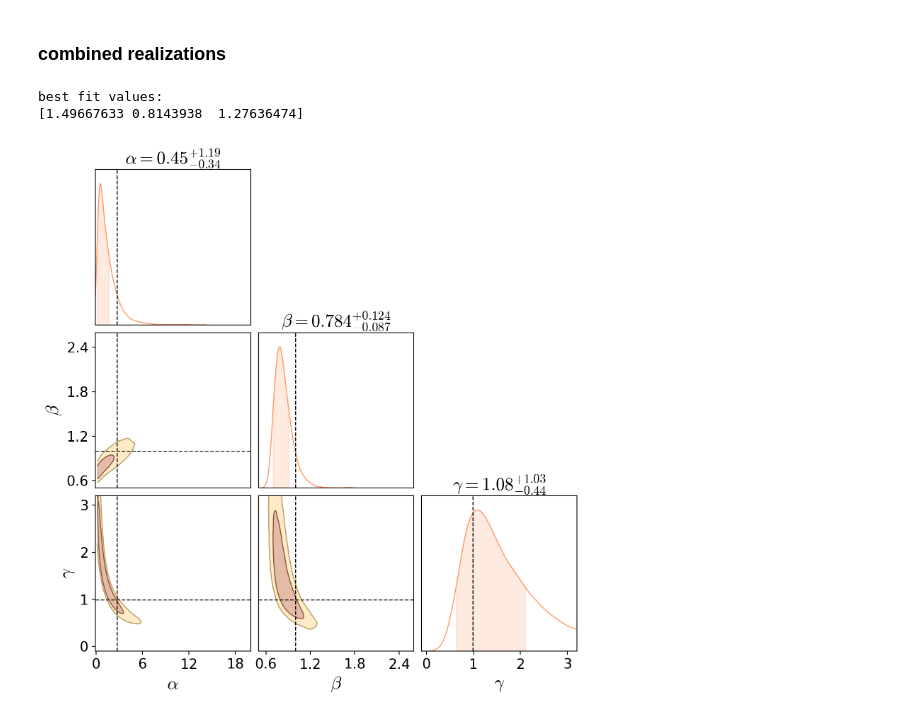
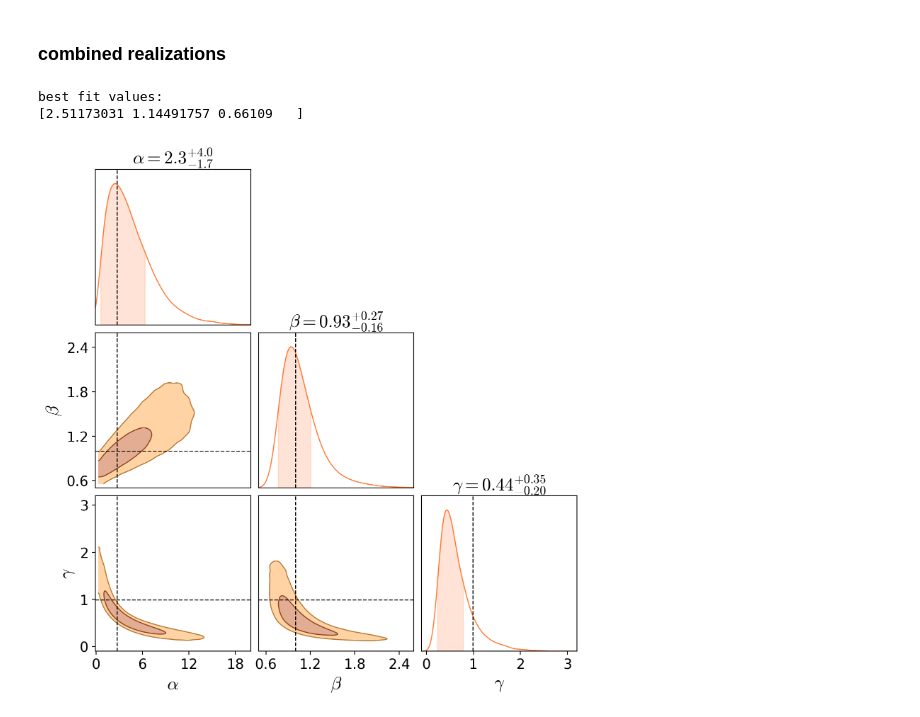
Before and after one commit to theotherlogan/nsbp-2023, a Jupyter notebook: notebooks/mcmc_parameter_evolution.ipynb, the cells around one changed output. Saved outputs shown, nothing was run; the diff lists cells and outputs as text; code cells hidden in the pictures.

Commit message:
mcmc parameter evolutions, poster visualizations, combined realizations (oh my!)

```diff
--- a/notebooks/mcmc_parameter_evolution.ipynb
+++ b/notebooks/mcmc_parameter_evolution.ipynb
@@ -26,6 +26,8 @@ plt.rc("text", usetex=True)
 plt.rcParams["font.family"] = "serif"
 plt.rcParams["mathtext.fontset"] = 'cm'
 plt.rcParams['figure.dpi'] = 100
+plt.rcParams['savefig.transparent'] = True
+plt.rcParams['figure.facecolor'] = (0.0, 0.0, 0.0, 0.0)
 
 
 #...... colors
@@ -234,11 +236,12 @@ best fit values:
 # %% [markdown]
 ### combined realizations
 # %%
-z_desired = 0
+z_desired = 3
 
 redshifts = np.linspace(0, 4.5, 50)
 z = str(redshifts[np.argmin(np.abs(redshifts - z_desired))])
 models = ['wdm_3', 'wdm_4', 'wdm_5','wdm_6','wdm_6.5', 'wdm_10']
+# models = ['wdm_3', 'wdm_5','wdm_6.5']
 
 combined_model = []
 combined_model_err = []
@@ -252,16 +255,17 @@ for model in models:
 combined_model = np.asarray(combined_model)
 combined_model_err = np.asarray(combined_model_err)
 # %%
+
+
 def log_likelihood(theta, x=0.5*(base_mpeak[1:]+base_mpeak[:-1]), y = wdm_shmf_mpeak_suppression, yerr = wdm_shmf_mpeak_suppression_err, z = 0.0):
     alpha, beta, gamma = theta
     lnlike = 0.
-    mass = np.asarray([3.,4.,5.,6.,6.5,10.])
 
     shmf_model = []
-    for mwdm in mass:
-        shmf_model.append((1.+(alpha*Mhm(mwdm)/x)**beta)**(-1.*gamma))
+    for model in models:
+        shmf_model.append((1.+(alpha*Mhm(float(model[4:]))/x)**beta)**(-1.*gamma))
+    shmf_model = np.asarray(shmf_model)
 
-    shmf_model = np.asarray(shmf_model)
     lnlike += -0.5*np.sum((y-shmf_model)**2/yerr**2 + np.log(yerr**2))
     return lnlike
 
@@ -287,18 +291,18 @@ sampler.run_mcmc(pos, 10000, progress=True);
 # %%
 flat_samples = sampler.get_chain(discard=1000, flat=True)
 print('best fit values:')
 print(flat_samples[np.argmax(sampler.get_log_prob(discard=1000, flat=True).shape)])
 
 labels = [r"$\alpha$", r"$\beta$", r"$\gamma$"]
 
 c = ChainConsumer()
 c.add_chain(flat_samples, parameters=[r"$\alpha$", r"$\beta$", r"$\gamma$"])
 
-c.configure(colors=[sim_colors['wdm_4'], sim_colors['wdm_5']], shade=[True,False], shade_alpha=0.5, bar_shade=True,spacing=1.0,
+c.configure(colors=[sim_colors['wdm_5'], sim_colors['wdm_6']], shade=[True,False], shade_alpha=0.5, bar_shade=True,spacing=1.0,
                 diagonal_tick_labels=False, tick_font_size=14, label_font_size=18, sigma2d=False,max_ticks=4,
                 summary=True,kde=False)
 fig = c.plotter.plot(figsize=(8,8), extents=[[-0.1,20],[0.5,2.6],[-0.1,3.2]], truth=[2.7,1.,0.99],display=True)
 # %% [output]
 best fit values:
-[1.49667633 0.8143938  1.27636474]
+[2.51173031 1.14491757 0.66109   ]
-[figure, old version]
+[figure, new version]
```
Also changed, not shown: parts of 11 cells of this notebook, 3 other files.
